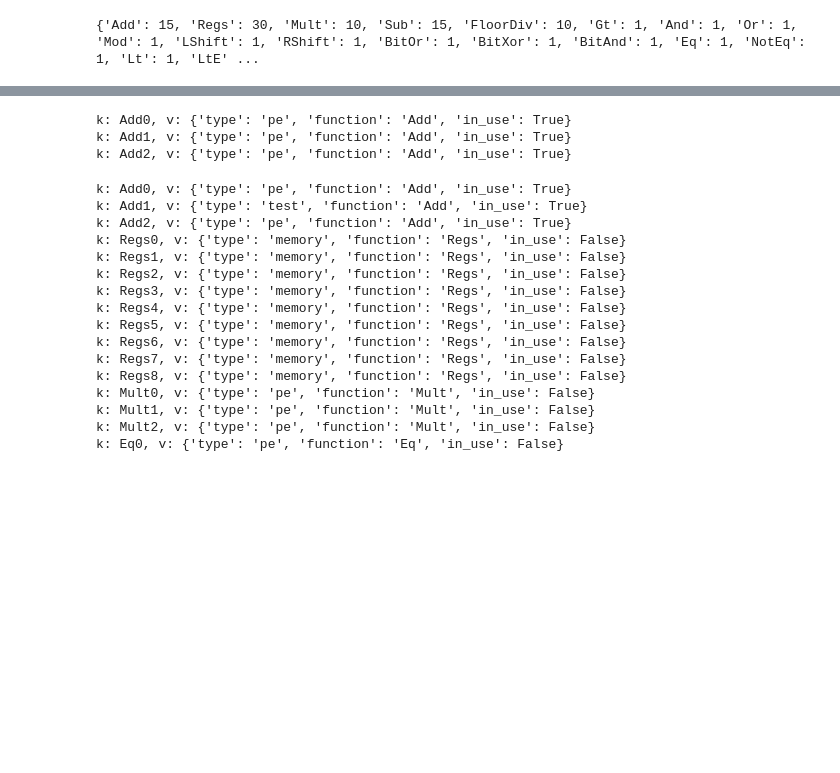
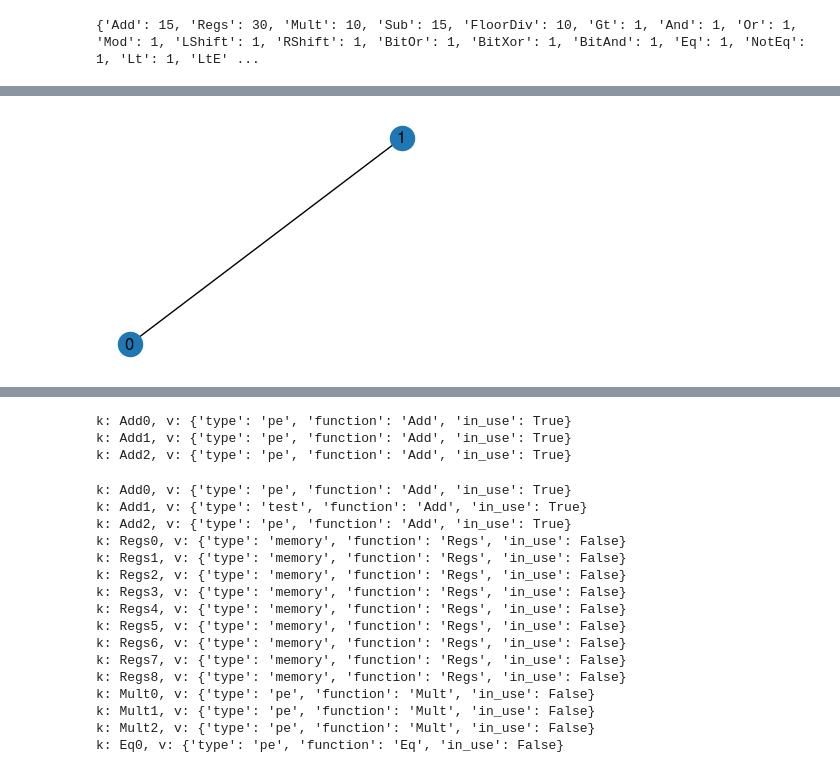
Before and after one commit to tathagatasrimani/codesign, a Jupyter notebook: src/vamshi_misc_tests.ipynb, the cells around one changed output, grey strips where cells are left out. Drawn from its saved outputs; the diff is of its cells as text; code cells hidden in the pictures; blank space fills up the shorter version.

```diff
--- a/src/vamshi_misc_tests.ipynb
+++ b/src/vamshi_misc_tests.ipynb
@@ -1211,0 +1253,6 @@ FileNotFoundError: [Errno 2] No such file or directory: 'architectures/const_ala
+# %%
+test_graph = nx.path_graph(2)
+nx.draw(test_graph, with_labels=True)
+plt.show()
+# %% [output]
+[figure, added]
```
Also changed, not shown: parts of 12 cells of this notebook, 9 other files.
